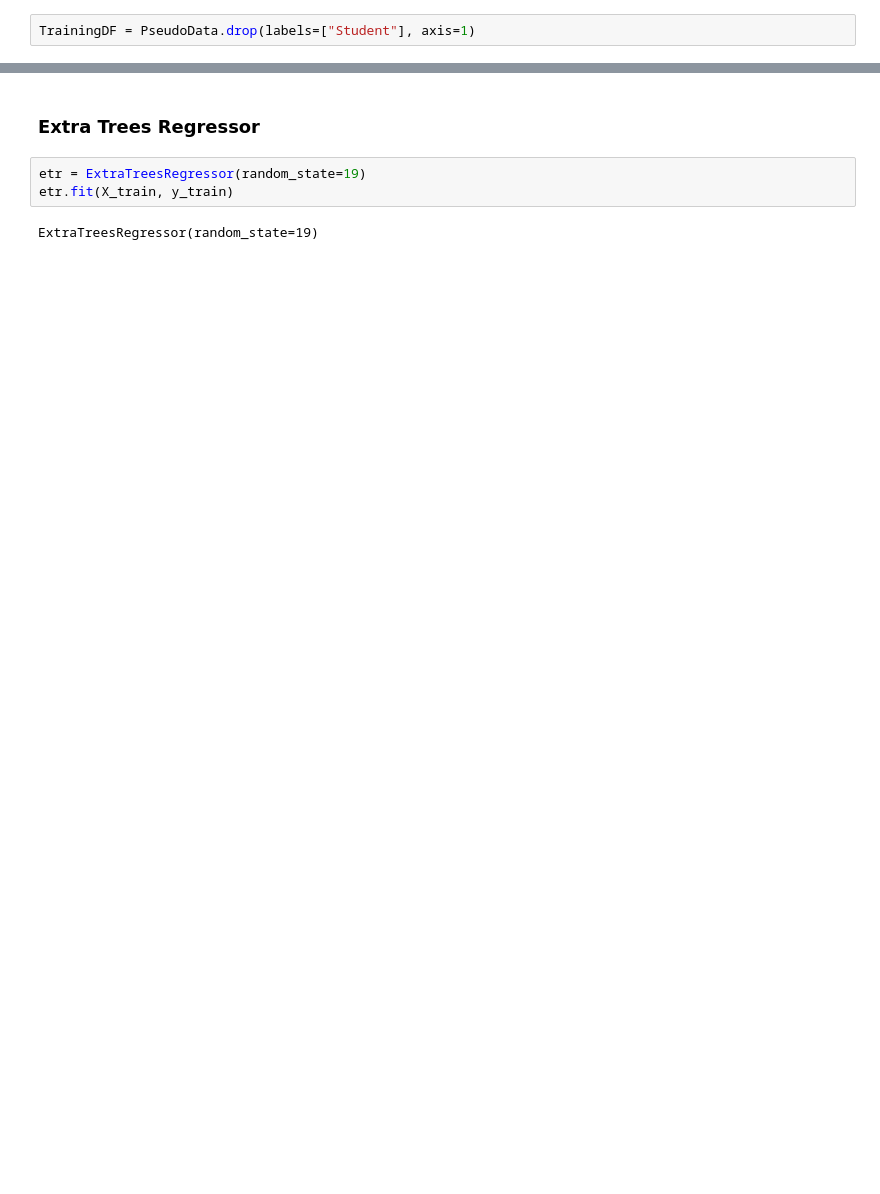
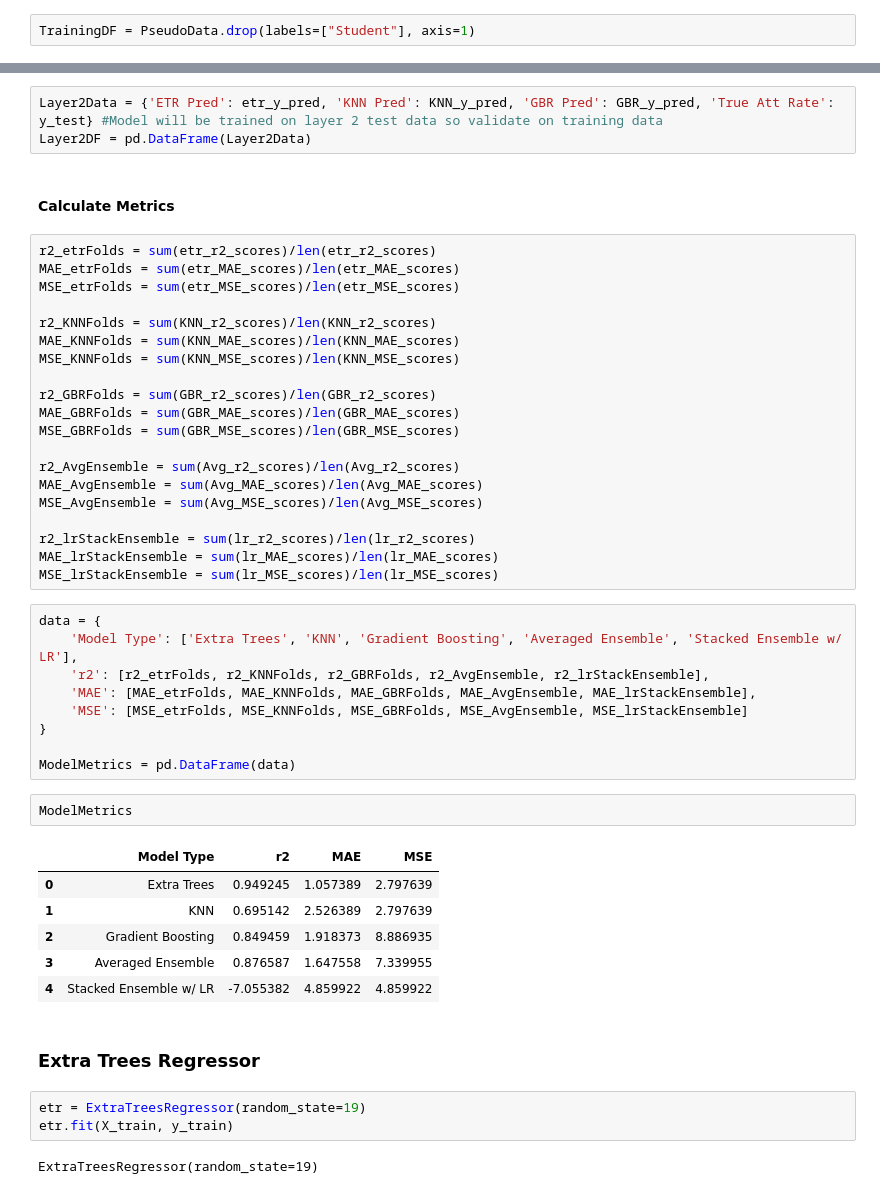
Before and after one commit to Ishaan-Buddharaju/Stacked-Ensemble-Attendance, a Jupyter notebook: ModelNotebook.ipynb, the cells around one changed output, grey strips where cells are left out. Cells and saved outputs as stored; diff of their text form; blank space fills up the shorter version.

```diff
--- a/ModelNotebook.ipynb
+++ b/ModelNotebook.ipynb
@@ -58,3 +174,46 @@ y_train = y_train.values.ravel()
+# %%
+Layer2Data = {'ETR Pred': etr_y_pred, 'KNN Pred': KNN_y_pred, 'GBR Pred': GBR_y_pred, 'True Att Rate': y_test} #Model will be trained on layer 2 test data so validate on training data
+Layer2DF = pd.DataFrame(Layer2Data)
+# %% [markdown]
+#### Calculate Metrics
+# %%
+r2_etrFolds = sum(etr_r2_scores)/len(etr_r2_scores)
+MAE_etrFolds = sum(etr_MAE_scores)/len(etr_MAE_scores)
+MSE_etrFolds = sum(etr_MSE_scores)/len(etr_MSE_scores)
+
+r2_KNNFolds = sum(KNN_r2_scores)/len(KNN_r2_scores)
+MAE_KNNFolds = sum(KNN_MAE_scores)/len(KNN_MAE_scores)
+MSE_KNNFolds = sum(KNN_MSE_scores)/len(KNN_MSE_scores)
+
+r2_GBRFolds = sum(GBR_r2_scores)/len(GBR_r2_scores)
+MAE_GBRFolds = sum(GBR_MAE_scores)/len(GBR_MAE_scores)
+MSE_GBRFolds = sum(GBR_MSE_scores)/len(GBR_MSE_scores)
+
+r2_AvgEnsemble = sum(Avg_r2_scores)/len(Avg_r2_scores)
+MAE_AvgEnsemble = sum(Avg_MAE_scores)/len(Avg_MAE_scores)
+MSE_AvgEnsemble = sum(Avg_MSE_scores)/len(Avg_MSE_scores)
+
+r2_lrStackEnsemble = sum(lr_r2_scores)/len(lr_r2_scores)
+MAE_lrStackEnsemble = sum(lr_MAE_scores)/len(lr_MAE_scores)
+MSE_lrStackEnsemble = sum(lr_MSE_scores)/len(lr_MSE_scores)
+# %%
+data = {
+    'Model Type': ['Extra Trees', 'KNN', 'Gradient Boosting', 'Averaged Ensemble', 'Stacked Ensemble w/ LR'],
+    'r2': [r2_etrFolds, r2_KNNFolds, r2_GBRFolds, r2_AvgEnsemble, r2_lrStackEnsemble],
+    'MAE': [MAE_etrFolds, MAE_KNNFolds, MAE_GBRFolds, MAE_AvgEnsemble, MAE_lrStackEnsemble],
+    'MSE': [MSE_etrFolds, MSE_KNNFolds, MSE_GBRFolds, MSE_AvgEnsemble, MSE_lrStackEnsemble]
+}
+
+ModelMetrics = pd.DataFrame(data)
+# %%
+ModelMetrics
+# %% [output]
+|  | Model Type | r2 | MAE | MSE |
+| 0 | Extra Trees | 0.949245 | 1.057389 | 2.797639 |
+| 1 | KNN | 0.695142 | 2.526389 | 2.797639 |
+| 2 | Gradient Boosting | 0.849459 | 1.918373 | 8.886935 |
+| 3 | Averaged Ensemble | 0.876587 | 1.647558 | 7.339955 |
+| 4 | Stacked Ensemble w/ LR | -7.055382 | 4.859922 | 4.859922 |
 # %% [markdown]
 ### Extra Trees Regressor
 # %%
```
Also changed, not shown: parts of 23 cells of this notebook, 3 other files.
